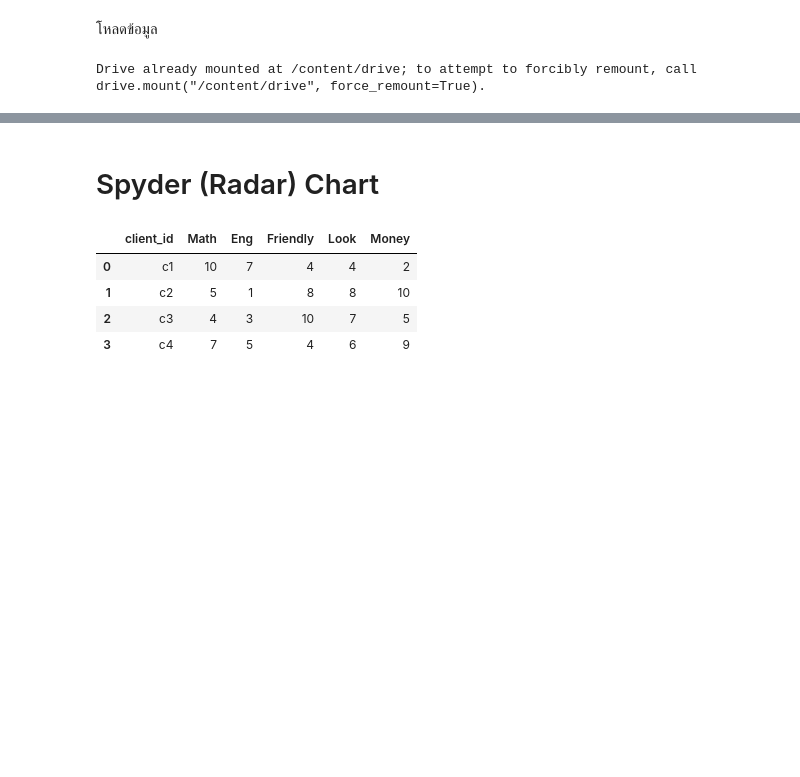
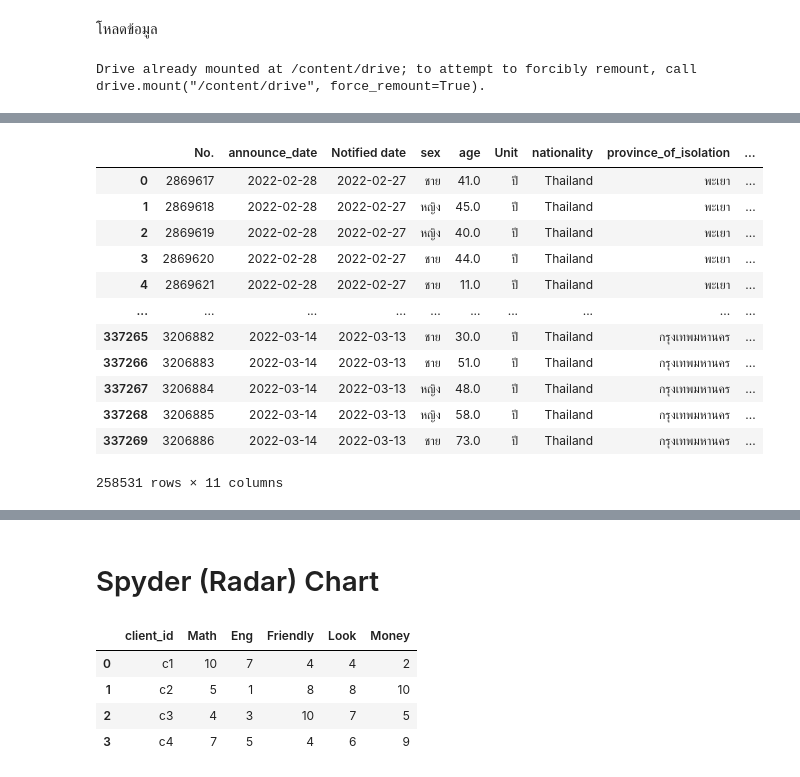
Before and after one commit to SupawadeeKhamthuy/data_viz_2022, a Jupyter notebook: DataViz04_Data_Comparison.ipynb, the cells around one changed output, grey strips where cells are left out. Drawn from its saved outputs; the diff is of its cells as text; code cells hidden in the pictures; blank space fills up the shorter version.

```diff
--- a/DataViz04_Data_Comparison.ipynb
+++ b/DataViz04_Data_Comparison.ipynb
@@ -391,0 +410,17 @@ data = pd.read_excel(data_file_path,parse_dates=['announce_date'])
+# %%
+data_drop = data.dropna() #.dropna() ลบข้อมูลที่เป็น NaN ออก
+data_drop #แสดงค่าออกมา
+# %% [output]
+|  | No. | announce_date | Notified date | sex | age | Unit | nationality | province_of_isolation | ... |
+| 0 | 2869617 | 2022-02-28 | 2022-02-27 | ชาย | 41.0 | ปี | Thailand | พะเยา | ... |
+| 1 | 2869618 | 2022-02-28 | 2022-02-27 | หญิง | 45.0 | ปี | Thailand | พะเยา | ... |
+| 2 | 2869619 | 2022-02-28 | 2022-02-27 | หญิง | 40.0 | ปี | Thailand | พะเยา | ... |
+| 3 | 2869620 | 2022-02-28 | 2022-02-27 | ชาย | 44.0 | ปี | Thailand | พะเยา | ... |
+| 4 | 2869621 | 2022-02-28 | 2022-02-27 | ชาย | 11.0 | ปี | Thailand | พะเยา | ... |
+| ... | ... | ... | ... | ... | ... | ... | ... | ... | ... |
+| 337265 | 3206882 | 2022-03-14 | 2022-03-13 | ชาย | 30.0 | ปี | Thailand | กรุงเทพมหานคร | ... |
+| 337266 | 3206883 | 2022-03-14 | 2022-03-13 | ชาย | 51.0 | ปี | Thailand | กรุงเทพมหานคร | ... |
+| 337267 | 3206884 | 2022-03-14 | 2022-03-13 | หญิง | 48.0 | ปี | Thailand | กรุงเทพมหานคร | ... |
+| 337268 | 3206885 | 2022-03-14 | 2022-03-13 | หญิง | 58.0 | ปี | Thailand | กรุงเทพมหานคร | ... |
+| 337269 | 3206886 | 2022-03-14 | 2022-03-13 | ชาย | 73.0 | ปี | Thailand | กรุงเทพมหานคร | ... |
+258531 rows × 11 columns
```
Also changed, not shown: parts of 5 cells of this notebook.
